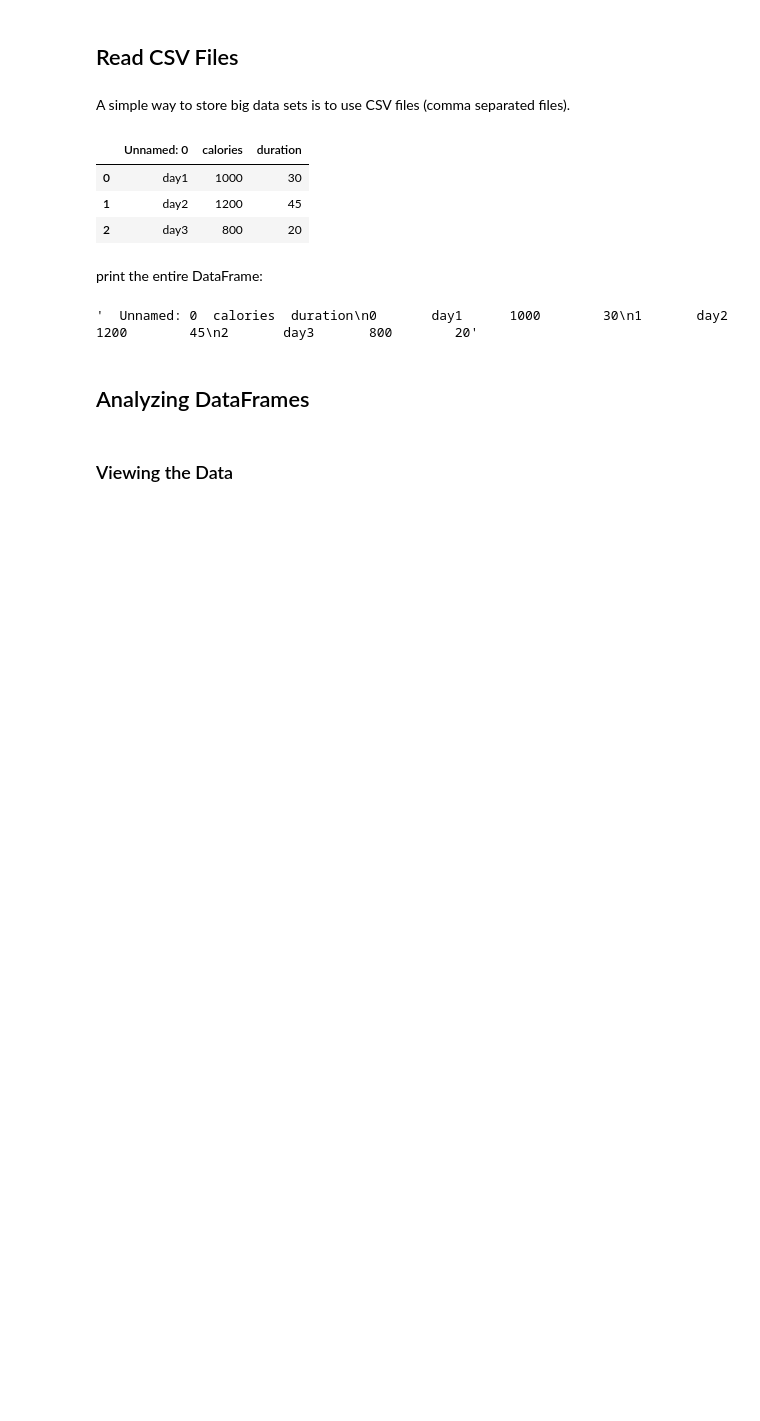
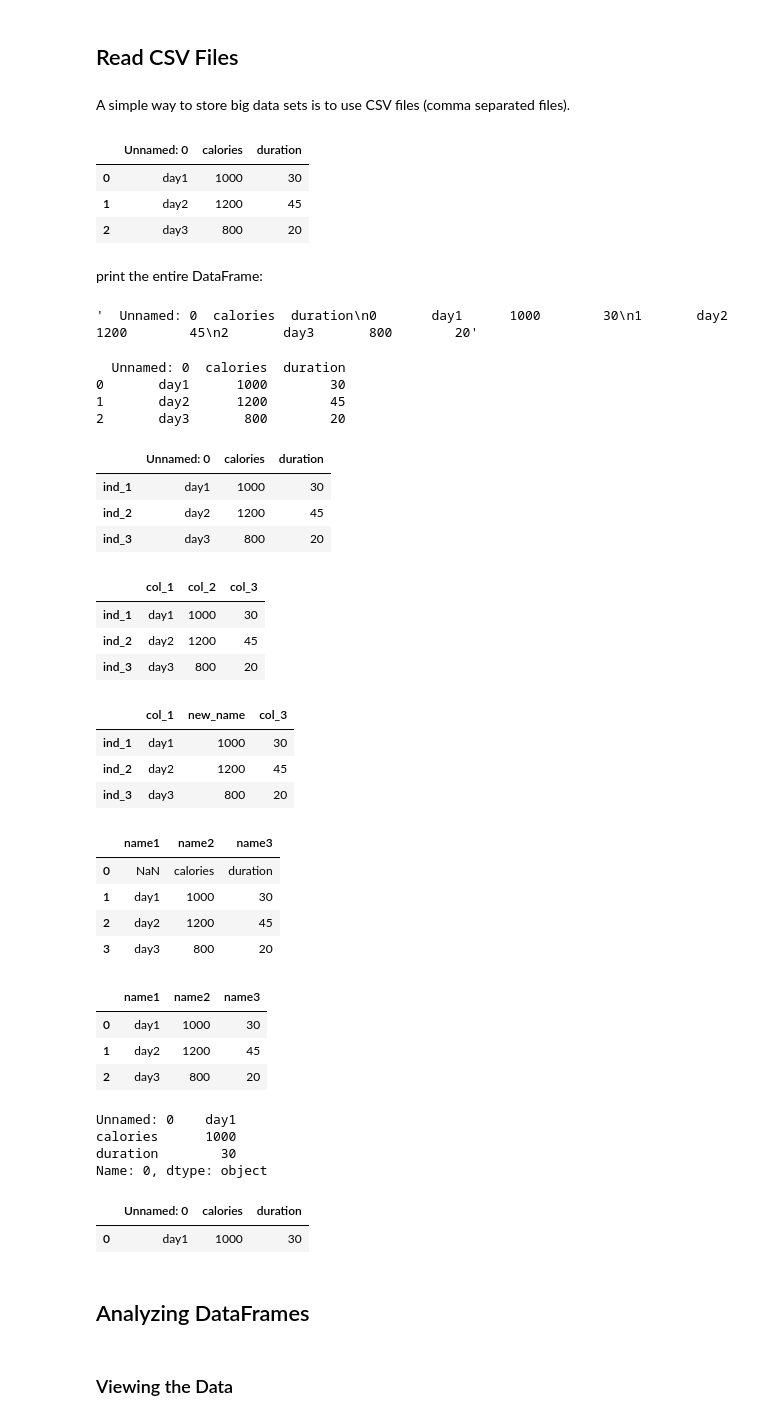
Before and after one commit to M-Ghodrat/CS-Tutorial, a Jupyter notebook: Extra/Pandas.ipynb, the cells around one changed output. Cells and saved outputs as stored; diff of their text form; code cells hidden in the pictures; blank space fills up the shorter version.

```diff
--- a/Extra/Pandas.ipynb
+++ b/Extra/Pandas.ipynb
@@ -171,5 +202,67 @@ df.to_string()
 # %% [output]
 '  Unnamed: 0  calories  duration\n0       day1      1000        30\n1       day2      1200        45\n2       day3       800        20'
+# %%
+print(output)
+# %% [output]
+  Unnamed: 0  calories  duration
+0       day1      1000        30
+1       day2      1200        45
+2       day3       800        20
+# %%
+df.index = ['ind_1', 'ind_2', 'ind_3']
+df
+# %% [output]
+|  | Unnamed: 0 | calories | duration |
+| ind_1 | day1 | 1000 | 30 |
+| ind_2 | day2 | 1200 | 45 |
+| ind_3 | day3 | 800 | 20 |
+# %%
+df.columns = ['col_1', 'col_2', 'col_3']
+df
+# %% [output]
+|  | col_1 | col_2 | col_3 |
+| ind_1 | day1 | 1000 | 30 |
+| ind_2 | day2 | 1200 | 45 |
+| ind_3 | day3 | 800 | 20 |
+# %%
+df.rename(columns={'col_2':'new_name'}, inplace=True)
+df
+# %% [output]
+|  | col_1 | new_name | col_3 |
+| ind_1 | day1 | 1000 | 30 |
+| ind_2 | day2 | 1200 | 45 |
+| ind_3 | day3 | 800 | 20 |
+# %%
+df = pd.read_csv('data.csv', names=['name1', 'name2', 'name3'])
+df
+# %% [output]
+|  | name1 | name2 | name3 |
+| 0 | NaN | calories | duration |
+| 1 | day1 | 1000 | 30 |
+| 2 | day2 | 1200 | 45 |
+| 3 | day3 | 800 | 20 |
+# %%
+df = pd.read_csv('data.csv', names=['name1', 'name2', 'name3'], header=0)
+df
+# %% [output]
+|  | name1 | name2 | name3 |
+| 0 | day1 | 1000 | 30 |
+| 1 | day2 | 1200 | 45 |
+| 2 | day3 | 800 | 20 |
+# %%
+df.loc[0]
+# df.iloc[0]
+# %% [output]
+Unnamed: 0    day1
+calories      1000
+duration        30
+Name: 0, dtype: object
+# %%
+df.loc[[0]]
+# df.iloc[[0]]
+# %% [output]
+|  | Unnamed: 0 | calories | duration |
+| 0 | day1 | 1000 | 30 |
 # %% [markdown]
 ## Analyzing DataFrames
 # %% [markdown]
```
Also changed, not shown: parts of 31 cells of this notebook.
